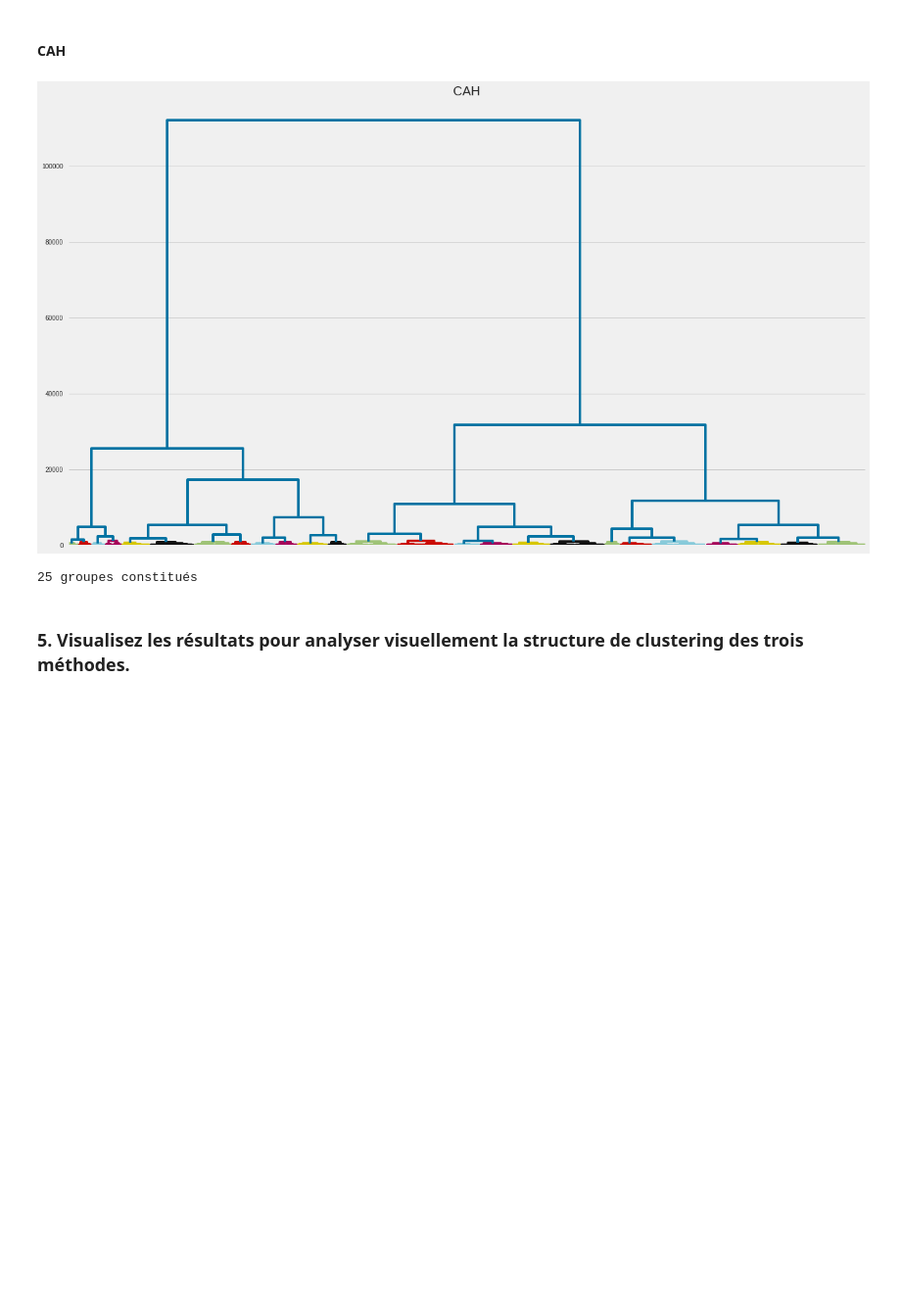
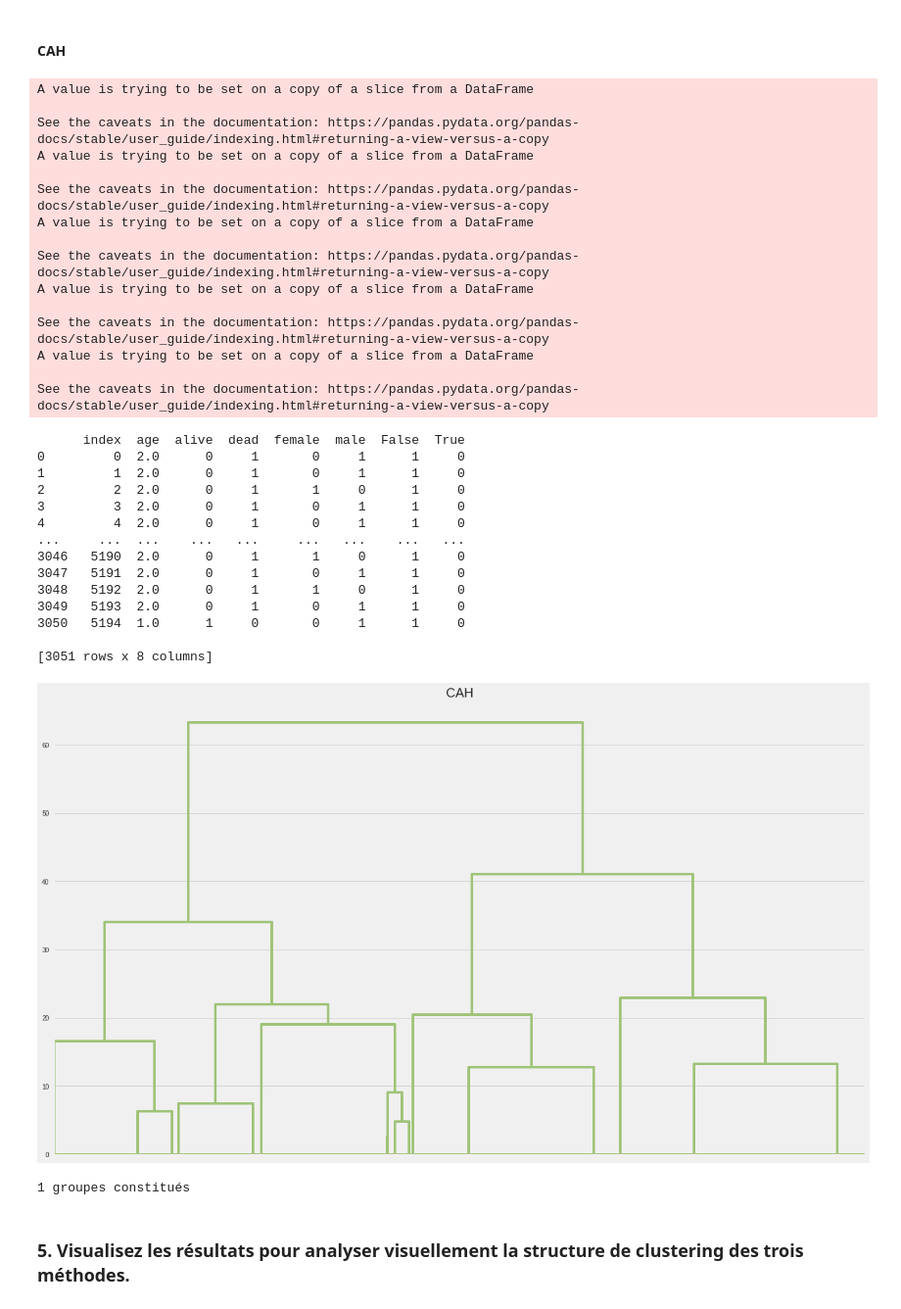
Before and after one commit to gcaugant56/IA_DATA, a Jupyter notebook: Projet_IA_data.ipynb, the cells around one changed output. Shown at 98% size. Cells and saved outputs as stored; diff of their text form; code cells hidden in the pictures; blank space fills up the shorter version.

```diff
--- a/Projet_IA_data.ipynb
+++ b/Projet_IA_data.ipynb
@@ -21,5 +21,42 @@ from yellowbrick.cluster import KElbowVisualizer
 from scipy.cluster.hierarchy import dendrogram, linkage
 import scipy.cluster.hierarchy as sch
 import numpy as np
+
+
+def read_and_fomat_data(age = 0):
+  col_list = ["age", "outcome","sex","chronic_disease_binary"]
+  data = pd.read_csv("covid2.csv",sep=";",error_bad_lines=False, usecols=col_list )
+  data=data.dropna()
+  data=data.reset_index()
+
+  for i in range(0,len(data["outcome"])):
+    mot = data["outcome"][i].lower()
+    if mot == "death" or mot == "died" or mot == "deceased" or mot == "dead" :
+      data["outcome"][i] = "dead"
+    else:
+      data["outcome"][i] = "alive"
+  if age == 1:
+    for i in range (0,len(data["age"])):
+      if int(data["age"][i]) < 30:
+        data["age"][i] = 0
+      elif int(data["age"][i]) < 60:
+        data["age"][i] = 1
+      else:
+        data["age"][i] = 2
+
+  outcome = pd.get_dummies(data["outcome"])
+  sex = pd.get_dummies(data["sex"])
+  chronic_disease_binary = pd.get_dummies(data["chronic_disease_binary"])
+
+  #data = data.drop("country",axis=1)
+  data = data.drop("sex",axis=1)
+  data = data.drop("chronic_disease_binary",axis=1)
+  data = data.drop("outcome",axis=1)
+
+  #data = data.join(one_hot1)
+  data = data.join(outcome)
+  data = data.join(sex)
+  data = data.join(chronic_disease_binary)
+  return data
 # %% [markdown]
 ### 1. Calculez les corrélations entre les variables. Quelles sont variables les plus corrélées avec la cible (‘result’)? Expliquez les résultats. Si variable ‘result’ n’existe pas, utilisez une autre variable cible.
@@ -252,22 +287,54 @@ J'arrive po
 # %% [markdown]
 #### CAH
 # %%
+data = read_and_fomat_data(1)
+
+print(data)
+data = data.drop("index",axis=1)
 Z = linkage(data,method='ward',metric='euclidean')
-
 # génération et affichage du dendrogramme
 
 plt.figure(figsize=(20,12))
 plt.title("CAH")
 
 dendrogram(Z,no_labels=True,color_threshold=1200)
 
 plt.show()
 
 groupes_cah = sch.fcluster(Z,t=1200,criterion='distance')
 print(np.unique(groupes_cah).size, "groupes constitués")
 # %% [output]
+A value is trying to be set on a copy of a slice from a DataFrame
+
+See the caveats in the documentation: https://pandas.pydata.org/pandas-docs/stable/user_guide/indexing.html#returning-a-view-versus-a-copy
+A value is trying to be set on a copy of a slice from a DataFrame
+
+See the caveats in the documentation: https://pandas.pydata.org/pandas-docs/stable/user_guide/indexing.html#returning-a-view-versus-a-copy
+A value is trying to be set on a copy of a slice from a DataFrame
+
+See the caveats in the documentation: https://pandas.pydata.org/pandas-docs/stable/user_guide/indexing.html#returning-a-view-versus-a-copy
+A value is trying to be set on a copy of a slice from a DataFrame
+
+See the caveats in the documentation: https://pandas.pydata.org/pandas-docs/stable/user_guide/indexing.html#returning-a-view-versus-a-copy
+A value is trying to be set on a copy of a slice from a DataFrame
+
+See the caveats in the documentation: https://pandas.pydata.org/pandas-docs/stable/user_guide/indexing.html#returning-a-view-versus-a-copy
+      index  age  alive  dead  female  male  False  True
+0         0  2.0      0     1       0     1      1     0
+1         1  2.0      0     1       0     1      1     0
+2         2  2.0      0     1       1     0      1     0
+3         3  2.0      0     1       0     1      1     0
+4         4  2.0      0     1       0     1      1     0
+...     ...  ...    ...   ...     ...   ...    ...   ...
+3046   5190  2.0      0     1       1     0      1     0
+3047   5191  2.0      0     1       0     1      1     0
+3048   5192  2.0      0     1       1     0      1     0
+3049   5193  2.0      0     1       0     1      1     0
+3050   5194  1.0      1     0       0     1      1     0
+
+[3051 rows x 8 columns]
-[figure, old version]
+[figure, new version]
-25 groupes constitués
+1 groupes constitués
 # %% [markdown]
 ### 5. Visualisez les résultats pour analyser visuellement la structure de clustering des trois méthodes.
 # %% [markdown]
```
Also changed, not shown: parts of 14 cells of this notebook.
